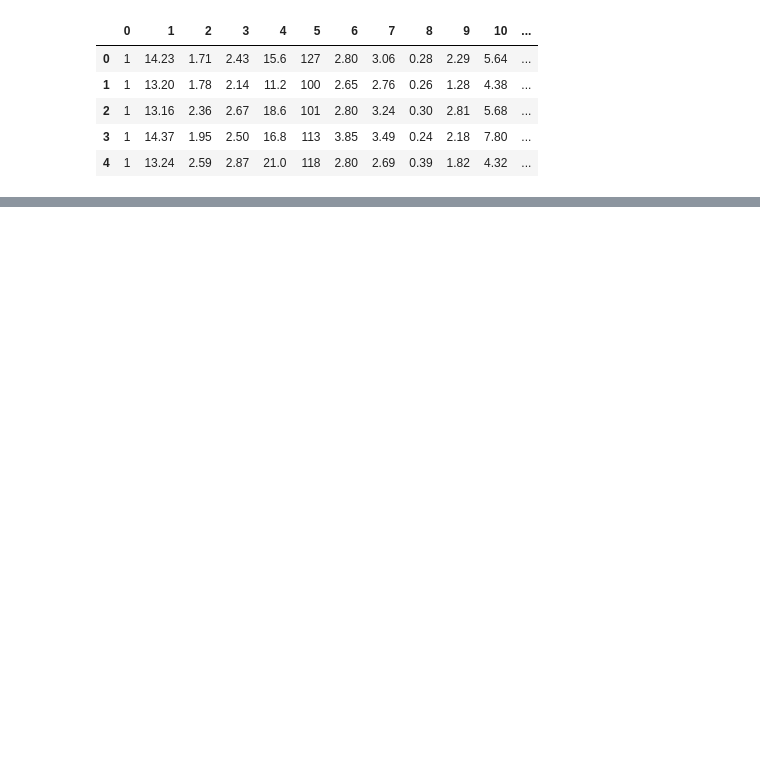
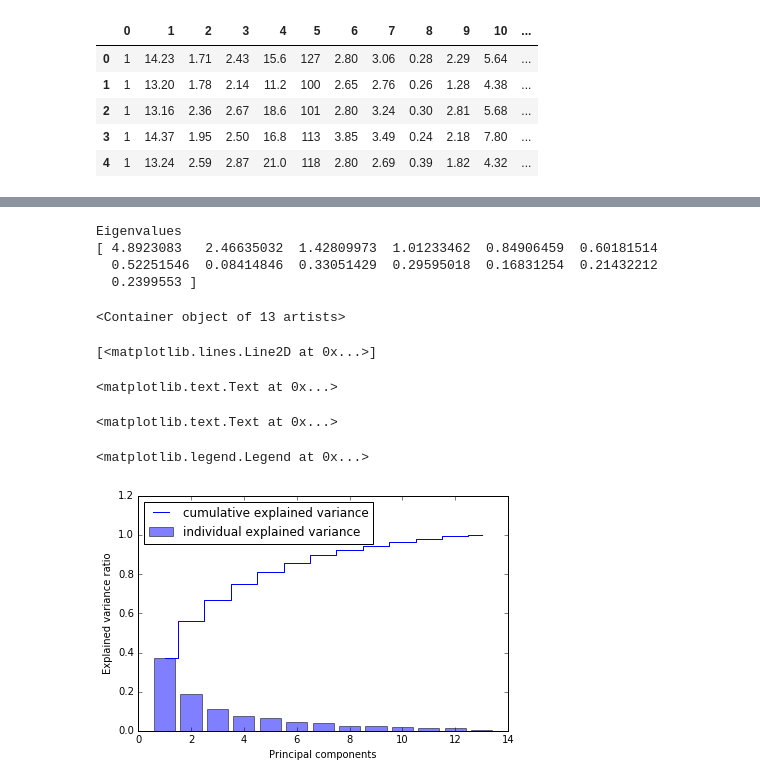
Before and after one commit to bhajar/Python_Learning_code, a Jupyter notebook: Python_Machine_Learning/5 - Compressing Data via Dimensionality Reduction.ipynb, the cells around one changed output, grey strips where cells are left out. Drawn from its saved outputs; the diff is of its cells as text; code cells hidden in the pictures; blank space fills up the shorter version.

```diff
--- a/Python_Machine_Learning/5 - Compressing Data via Dimensionality Reduction.ipynb
+++ b/Python_Machine_Learning/5 - Compressing Data via Dimensionality Reduction.ipynb
@@ -46,0 +33,39 @@ X_test_std = sc.transform(X_test)        # Only fit on the training set and appl
+# %%
+# Constructing the covariance matrix
+import numpy as np
+cov_mat = np.cov(X_train_std.T)                 # to compute the covariance matrix of the std training set
+eigen_vals, eigen_vecs = np.linalg.eig(cov_mat) # performed eigen decomposition that yielded a vector of 13 eigen values
+print('\nEigenvalues \n%s' %eigen_vals)
+# %% [output]
+Eigenvalues
+[ 4.8923083   2.46635032  1.42809973  1.01233462  0.84906459  0.60181514
+  0.52251546  0.08414846  0.33051429  0.29595018  0.16831254  0.21432212
+  0.2399553 ]
+# %%
+# Since we want to reduce the dimentionality of our dataset, we select only the subsets of eigenvectors that
+# To calculate the cumulative sum of explained variance
+tot = sum(eigen_vals)
+var_exp = [(i/tot) for i in
+          sorted(eigen_vals, reverse=True)]
+cum_var_exp = np.cumsum(var_exp)
+
+import matplotlib.pyplot as plt
+
+
+plt.bar(range(1, 14), var_exp, alpha=0.5, align='center',
+        label='individual explained variance')
+plt.step(range(1, 14), cum_var_exp, where='mid',
+         label='cumulative explained variance')
+plt.ylabel('Explained variance ratio')
+plt.xlabel('Principal components')
+plt.legend(loc='best')
+plt.tight_layout()
+# plt.savefig('./figures/pca1.png', dpi=300)
+plt.show()
+# %% [output]
+<Container object of 13 artists>
+[<matplotlib.lines.Line2D at 0x...>]
+<matplotlib.text.Text at 0x...>
+<matplotlib.text.Text at 0x...>
+<matplotlib.legend.Legend at 0x...>
+[figure, added]
```
Also changed, not shown: parts of 36 cells of this notebook.
